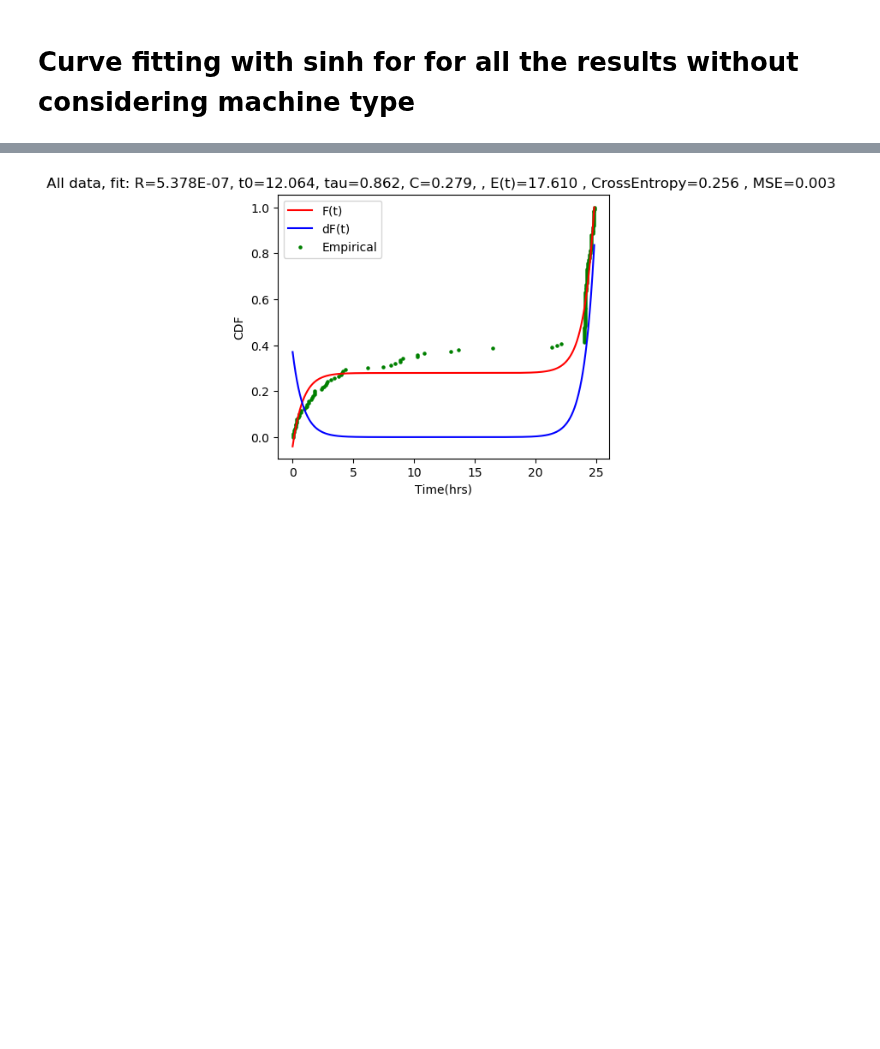
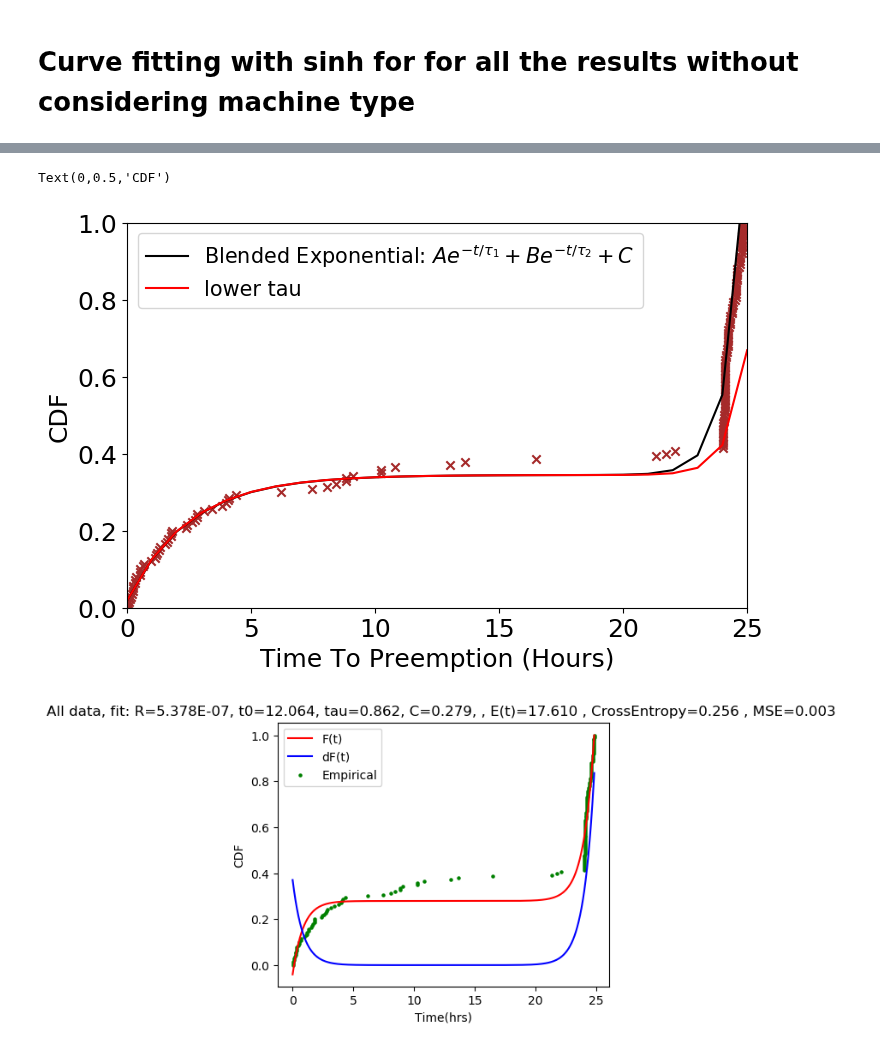
Before and after one commit to prateek-s/scispot, a Jupyter notebook: data/CDF-dual-exp.ipynb, the cells around one changed output, grey strips where cells are left out. Saved outputs shown, nothing was run; the diff lists cells and outputs as text; code cells hidden in the pictures; blank space fills up the shorter version.

```diff
--- a/data/CDF-dual-exp.ipynb
+++ b/data/CDF-dual-exp.ipynb
@@ -391,3 +400,21 @@ plt.savefig("cdf_all.pdf",bbox_inches='tight')
+# %%
+t=np.arange(0,26)
+Y = np.sort(all_data_conc)
+X = np.linspace(0,1,len(all_data_conc), endpoint=True)
+matplotlib.rcParams.update({'font.size': 18})
+fig,ax = plt.subplots()
+fig.set_size_inches(8,5)
+ax.scatter(Y, X, marker='x',color='brown')
+ax.plot(t, func_approx_5_param_expon(t, *fit_params['optimized_params']), c='k',  label=r'Blended Exponential: $Ae^{-t/\tau_1}+Be^{-t/ \tau_2} +C$')
+ax.plot(t, func_approx_5_param_expon(t, *n2), c='r',  label=r'lower tau')
+ax.set_ylim((0,1))
+ax.set_xlim((0,25))
+ax.legend(fontsize='small')
+ax.set_xlabel("Time To Preemption (Hours)")
+ax.set_ylabel("CDF")
+# %% [output]
+Text(0,0.5,'CDF')
+[figure, added]
 # %%
 
 #Fit the data for all the data points
```
Also changed, not shown: parts of 6 cells of this notebook, 4 other files.
